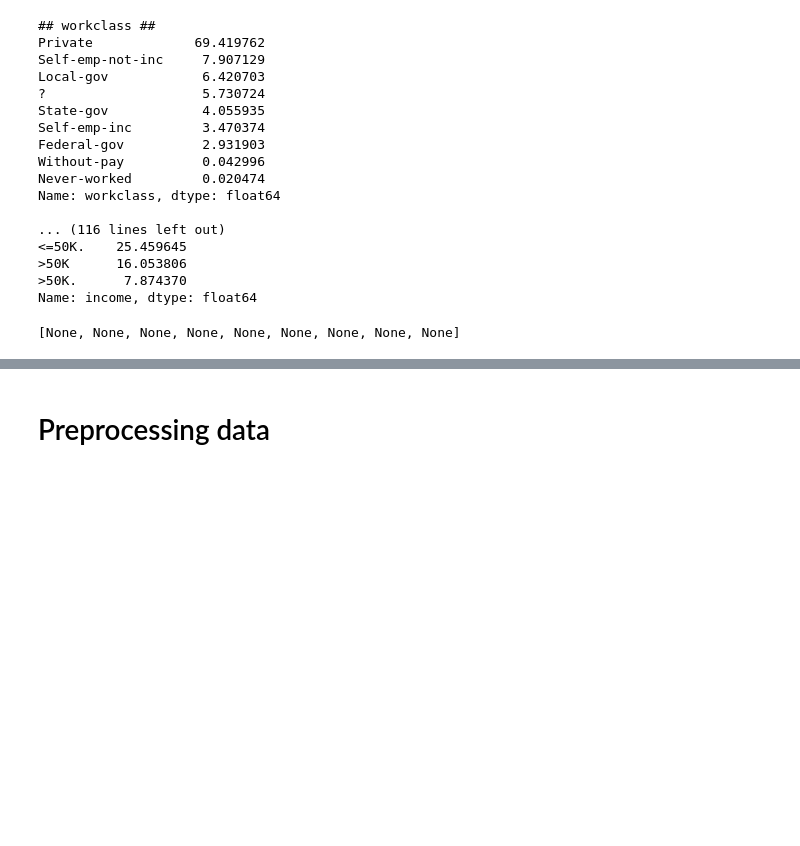
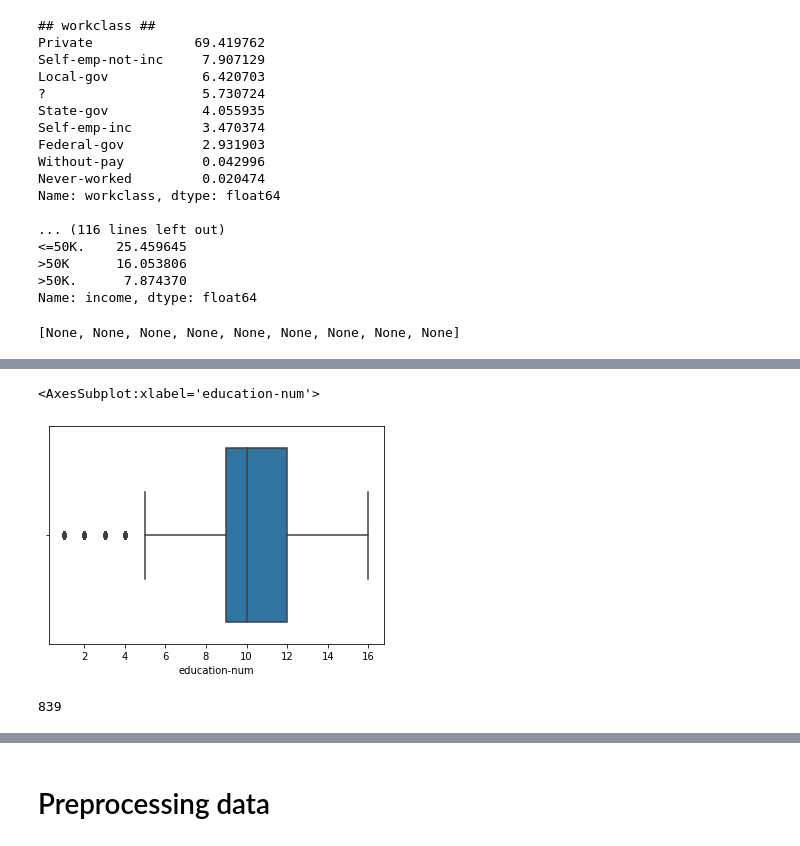
Before and after one commit to CatarinaGomes/PCS5024, a Jupyter notebook: project_01/uci-adult-repository.ipynb, the cells around one changed output, grey strips where cells are left out. Drawn from its saved outputs; the diff is of its cells as text; code cells hidden in the pictures; blank space fills up the shorter version.

```diff
--- a/project_01/uci-adult-repository.ipynb
+++ b/project_01/uci-adult-repository.ipynb
@@ -167,0 +196,9 @@ dtype: bool
+# %%
+sns.boxplot(x=df['education-num'])
+# %% [output]
+<AxesSubplot:xlabel='education-num'>
+[figure, added]
+# %%
+sum(df['education-num'] < 4) # Verify observations that reported education-num < 4
+# %% [output]
+839
```
Also changed, not shown: parts of 19 cells of this notebook.
